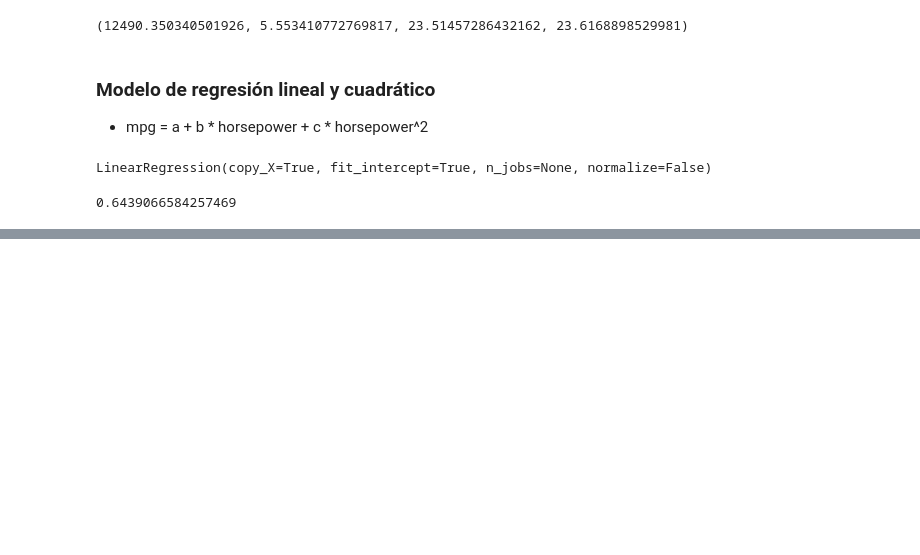
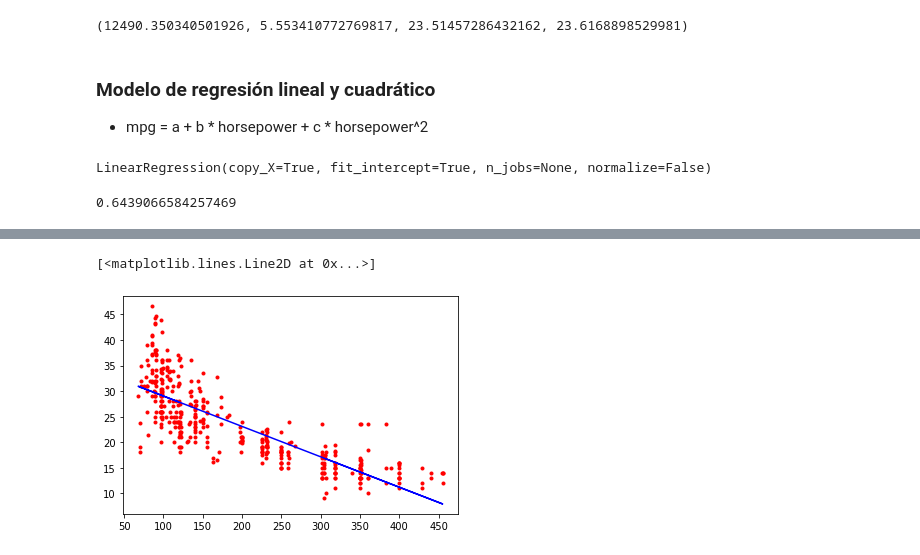
Before and after one commit to nuelcodes/python-ml-course, a Jupyter notebook: scratch/T4 - 5 - Linear Regression - Problemas con la regresion lineal.ipynb, the cells around one changed output, grey strips where cells are left out. Cells and saved outputs as stored; diff of their text form; code cells hidden in the pictures; blank space fills up the shorter version.

```diff
--- a/scratch/T4 - 5 - Linear Regression - Problemas con la regresion lineal.ipynb
+++ b/scratch/T4 - 5 - Linear Regression - Problemas con la regresion lineal.ipynb
@@ -309,0 +352,3 @@ def regresion_validation(X_data, Y, Y_pred):
+# %%
+# Eliminando los outliers
+data_auto_clean = data_auto.drop([395,258,305,372])
@@ -309,0 +367,7 @@ def regresion_validation(X_data, Y, Y_pred):
+# %%
+%matplotlib inline
+plt.plot(X, Y, "r.")
+plt.plot(X, lm.predict(X), color="blue")
+# %% [output]
+[<matplotlib.lines.Line2D at 0x...>]
+[figure, added]
```
Also changed, not shown: parts of 12 cells of this notebook.
